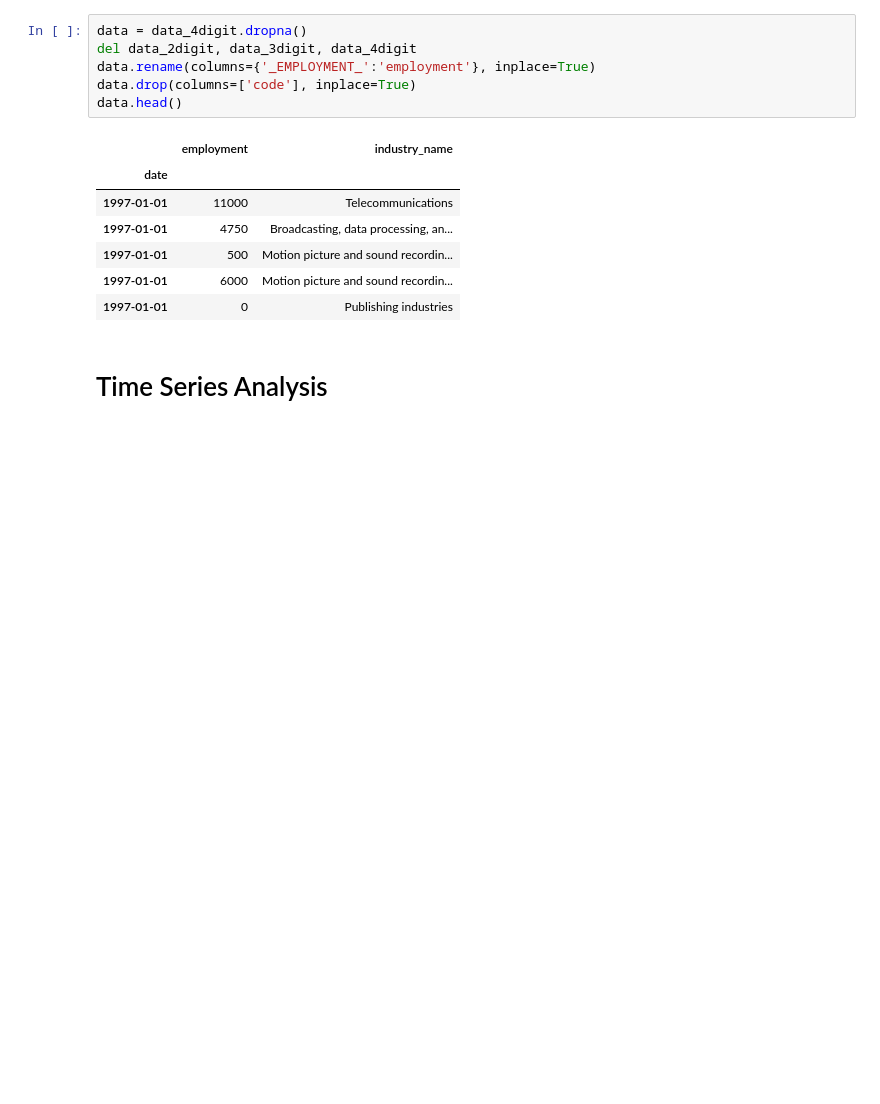
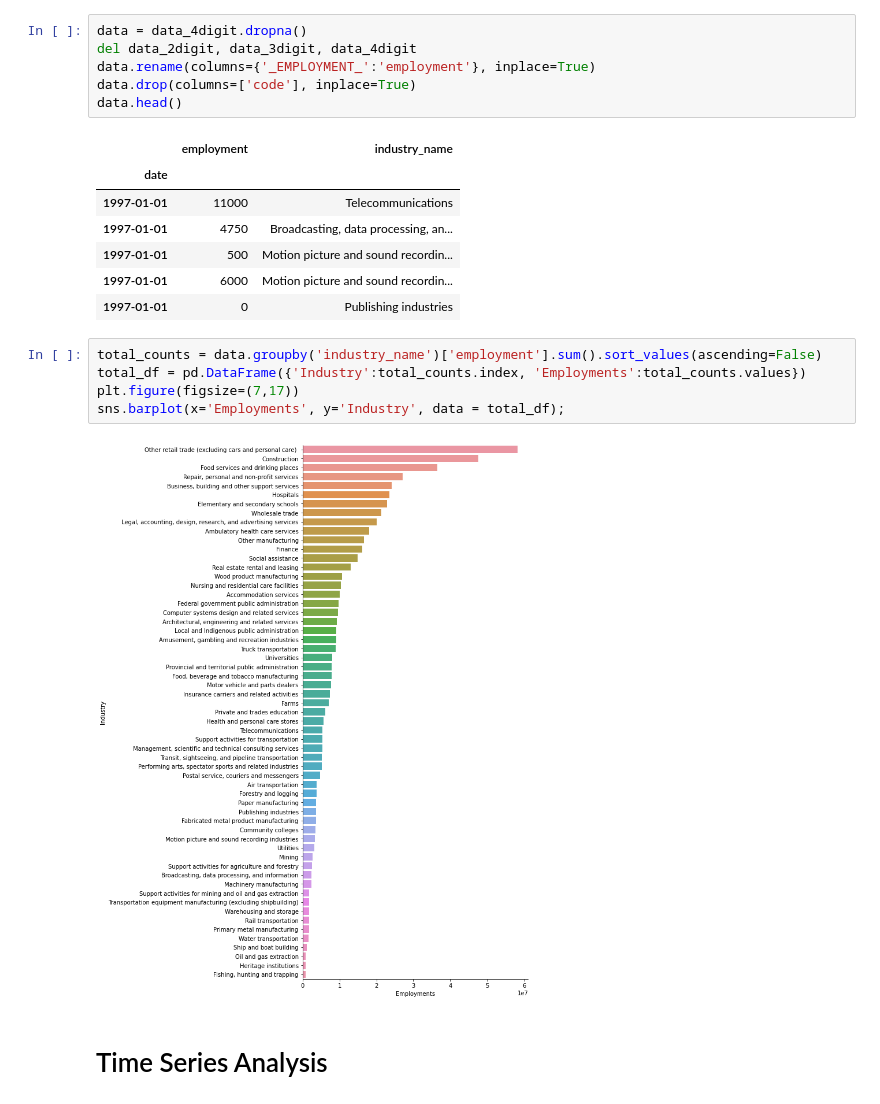
Before and after one commit to thihanaung-thnn/data_insight, a Jupyter notebook: notebooks/NAICS.ipynb, the cells around one changed output. Saved outputs shown, nothing was run; the diff lists cells and outputs as text; blank space fills up the shorter version.

```diff
--- a/notebooks/NAICS.ipynb
+++ b/notebooks/NAICS.ipynb
@@ -346,6 +216,13 @@ data.head()
 | 1997-01-01 | 500 | Motion picture and sound recordin... |
 | 1997-01-01 | 6000 | Motion picture and sound recordin... |
 | 1997-01-01 | 0 | Publishing industries |
+# %%
+total_counts = data.groupby('industry_name')['employment'].sum().sort_values(ascending=False)
+total_df = pd.DataFrame({'Industry':total_counts.index, 'Employments':total_counts.values})
+plt.figure(figsize=(7,17))
+sns.barplot(x='Employments', y='Industry', data = total_df);
+# %% [output]
+[figure, added]
 # %% [markdown]
 # Time Series Analysis
 # %%
```
Also changed, not shown: parts of 20 cells of this notebook.
